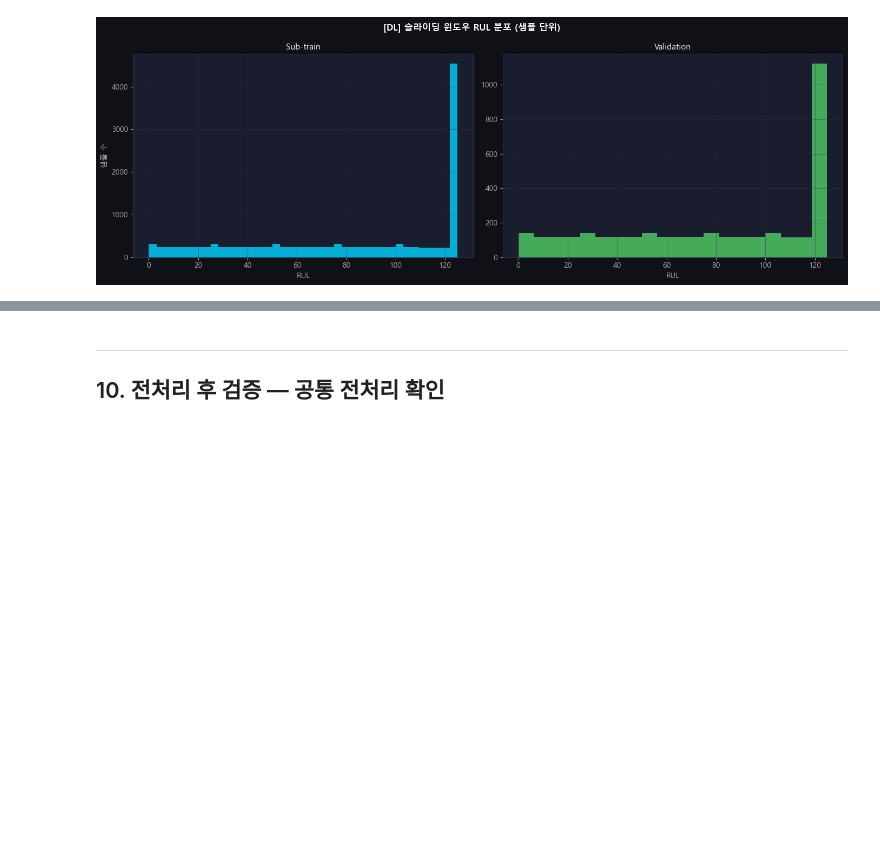
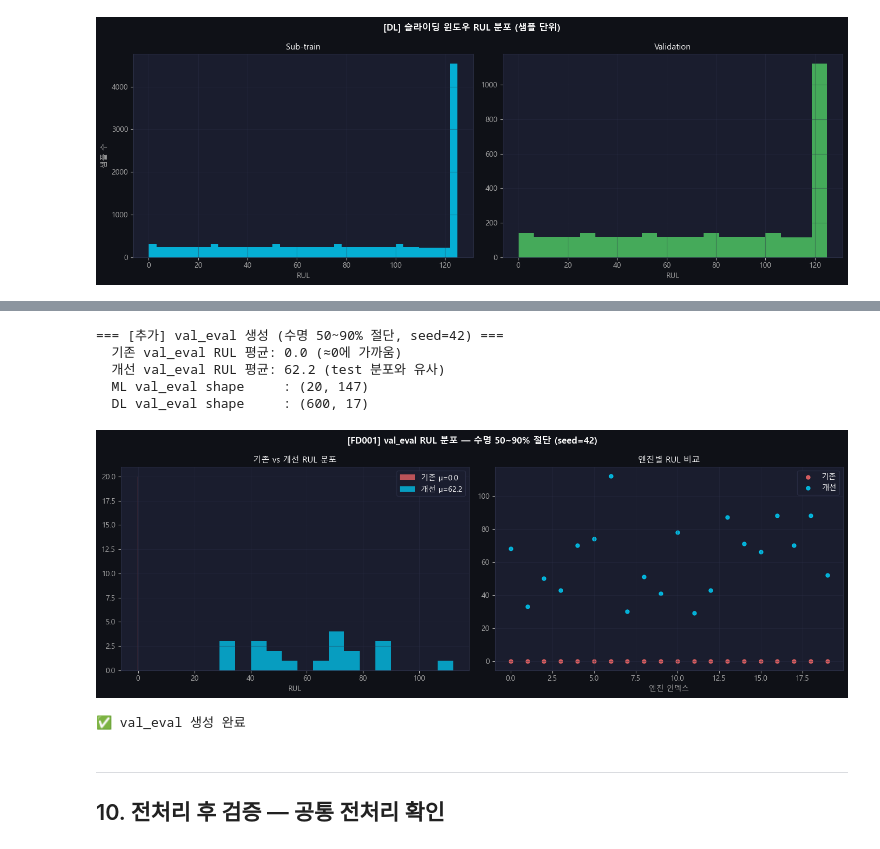
Before and after one commit to dlalswns0211/sparta_project_4_team16, a Jupyter notebook: MJ/CMAPSS_Preprocessing_FD001_Baseline_MJ.ipynb, the cells around one changed output, grey strips where cells are left out. Cells and saved outputs as stored; diff of their text form; code cells hidden in the pictures; blank space fills up the shorter version.

```diff
--- a/MJ/CMAPSS_Preprocessing_FD001_Baseline_MJ.ipynb
+++ b/MJ/CMAPSS_Preprocessing_FD001_Baseline_MJ.ipynb
@@ -1377,3 +1407,66 @@ dl_subtrain_long 구조:
+# %%
+print('=== [추가] val_eval 생성 (수명 50~90% 절단, seed=42) ===')
+
+WINDOW_SIZE_VE = 30
+rng = np.random.RandomState(42)
+
+ml_val_eval_rows, dl_val_eval_X, dl_val_eval_y = [], [], []
+
+for uid in np.sort(valid_s4['unit_nr'].unique()):
+    udf       = valid_s4[valid_s4['unit_nr']==uid].sort_values('time_cycles').reset_index(drop=True)
+    n         = len(udf)
+    cut_idx   = max(WINDOW_SIZE_VE, min(int(n * rng.uniform(0.5, 0.9)), n))
+
+    # ML val_eval: valid_ml(파생변수 포함)에서 동일 time_cycles 행 추출
+    cut_time     = udf.iloc[cut_idx - 1]['time_cycles']
+    ml_uid_df    = valid_ml[valid_ml['unit_nr'] == uid].sort_values('time_cycles').reset_index(drop=True)
+    ml_match     = ml_uid_df[ml_uid_df['time_cycles'] == cut_time]
+    if len(ml_match) > 0:
+        ml_val_eval_rows.append(ml_match.iloc[0].copy())
+    else:
+        # fallback: 인덱스 기준
+        ml_val_eval_rows.append(ml_uid_df.iloc[min(cut_idx - 1, len(ml_uid_df) - 1)].copy())
+
+    data   = udf[DL_FEATURES].values.astype(np.float32)
+    window = data[max(0, cut_idx - WINDOW_SIZE_VE):cut_idx]
+    if len(window) < WINDOW_SIZE_VE:
+        pad    = np.zeros((WINDOW_SIZE_VE - len(window), len(DL_FEATURES)), dtype=np.float32)
+        window = np.vstack([pad, window])
+    dl_val_eval_X.append(window)
+    dl_val_eval_y.append(float(udf['RUL'].iloc[cut_idx - 1]))
+
+val_eval_ml      = pd.DataFrame(ml_val_eval_rows).reset_index(drop=True)
+X_ve             = np.array(dl_val_eval_X, dtype=np.float32)
+y_ve             = np.array(dl_val_eval_y, dtype=np.float32)
+dl_val_eval_long = windows_to_long_df(X_ve, y_ve, DL_FEATURES)
+
+old_rul = np.array([
+    float(valid_s4[valid_s4['unit_nr']==uid].sort_values('time_cycles')['RUL'].iloc[-1])
+    for uid in np.sort(valid_s4['unit_nr'].unique())
+])
+print(f'  기존 val_eval RUL 평균: {old_rul.mean():.1f} (≈0에 가까움)')
+print(f'  개선 val_eval RUL 평균: {y_ve.mean():.1f} (test 분포와 유사)')
+print(f'  ML val_eval shape     : {val_eval_ml.shape}')
+print(f'  DL val_eval shape     : {dl_val_eval_long.shape}')
+
+fig, axes = plt.subplots(1, 2, figsize=(14, 5))
+fig.suptitle(f'[FD001] val_eval RUL 분포 — 수명 50~90% 절단 (seed=42)', fontweight='bold')
+axes[0].hist(old_rul, bins=15, color=C[1], alpha=0.7, label=f'기존 μ={old_rul.mean():.1f}')
+axes[0].hist(y_ve,    bins=15, color=C[0], alpha=0.7, label=f'개선 μ={y_ve.mean():.1f}')
+axes[0].set_title('기존 vs 개선 RUL 분포'); axes[0].set_xlabel('RUL'); axes[0].legend()
+axes[1].scatter(range(len(old_rul)), old_rul, color=C[1], s=25, alpha=0.8, label='기존')
+axes[1].scatter(range(len(y_ve)),   y_ve,     color=C[0], s=25, alpha=0.8, label='개선')
+axes[1].set_title('엔진별 RUL 비교'); axes[1].set_xlabel('엔진 인덱스'); axes[1].legend()
+plt.tight_layout(); plt.show()
+print('✅ val_eval 생성 완료')
+# %% [output]
+=== [추가] val_eval 생성 (수명 50~90% 절단, seed=42) ===
+  기존 val_eval RUL 평균: 0.0 (≈0에 가까움)
+  개선 val_eval RUL 평균: 62.2 (test 분포와 유사)
+  ML val_eval shape     : (20, 147)
+  DL val_eval shape     : (600, 17)
+[figure, added]
+✅ val_eval 생성 완료
 # %% [markdown]
 ---
 ## 10. 전처리 후 검증 — 공통 전처리 확인
```
Also changed, not shown: parts of 3 cells of this notebook, 46 other files.
